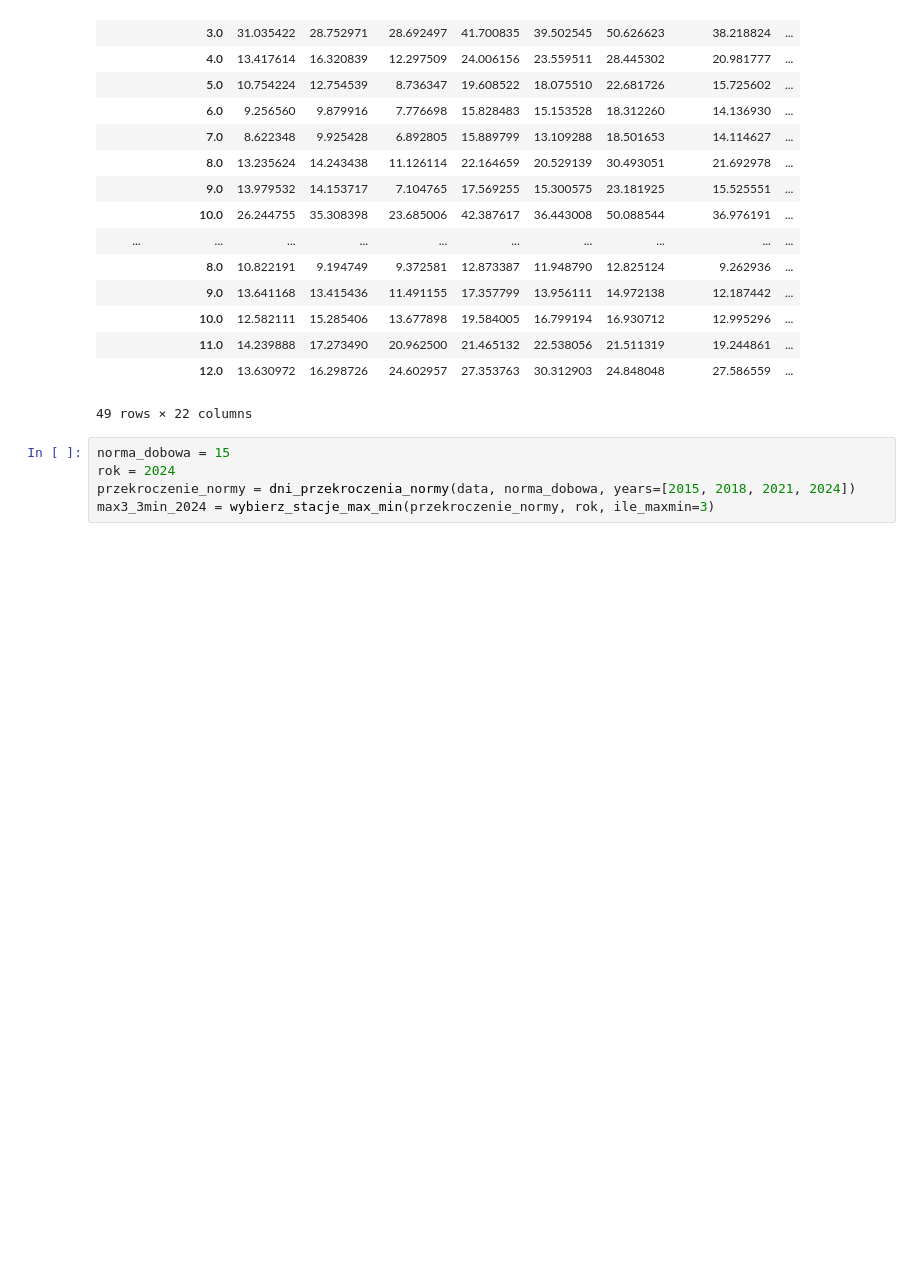
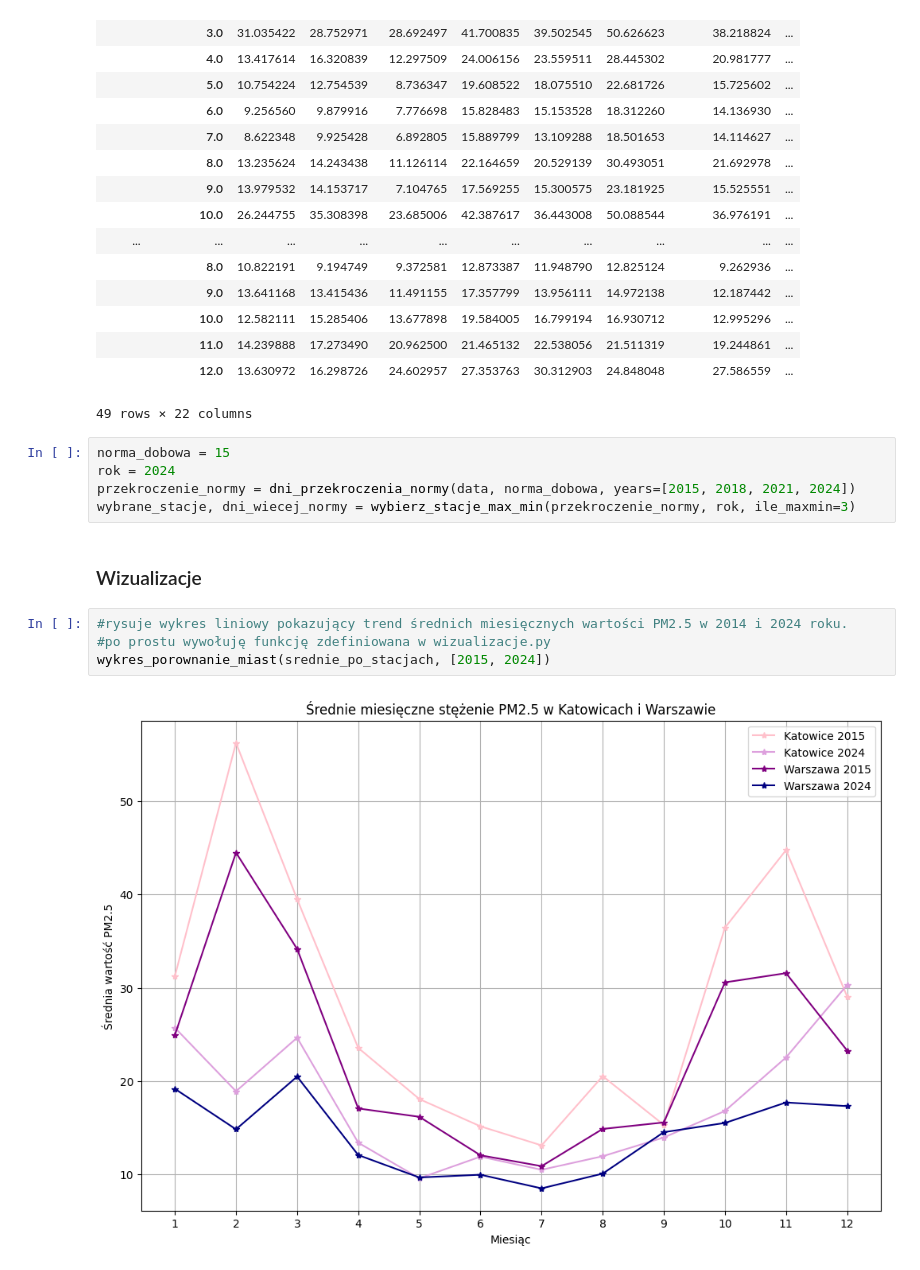
Before and after one commit to zofiarewak/malyprojekt3, a Jupyter notebook: notebooks/poprawiony_mp1.ipynb, the cells around one changed output. Saved outputs shown, nothing was run; the diff lists cells and outputs as text; blank space fills up the shorter version.

```diff
--- a/notebooks/poprawiony_mp1.ipynb
+++ b/notebooks/poprawiony_mp1.ipynb
@@ -101,4 +120,12 @@ srednie_po_stacjach
 norma_dobowa = 15
 rok = 2024
 przekroczenie_normy = dni_przekroczenia_normy(data, norma_dobowa, years=[2015, 2018, 2021, 2024])
-max3_3min_2024 = wybierz_stacje_max_min(przekroczenie_normy, rok, ile_maxmin=3)
+wybrane_stacje, dni_wiecej_normy = wybierz_stacje_max_min(przekroczenie_normy, rok, ile_maxmin=3)
+# %% [markdown]
+### Wizualizacje
+# %%
+#rysuje wykres liniowy pokazujący trend średnich miesięcznych wartości PM2.5 w 2014 i 2024 roku.
+#po prostu wywołuję funkcję zdefiniowana w wizualizacje.py
+wykres_porownanie_miast(srednie_po_stacjach, [2015, 2024])
+# %% [output]
+[figure, added]
```
Also changed, not shown: parts of 3 cells of this notebook.
